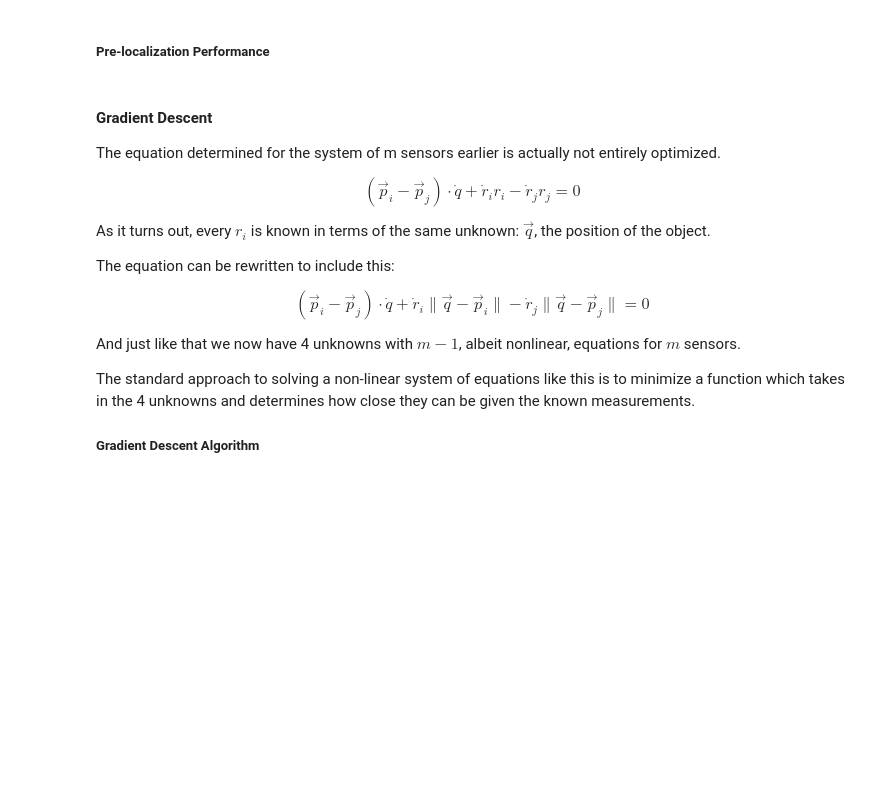
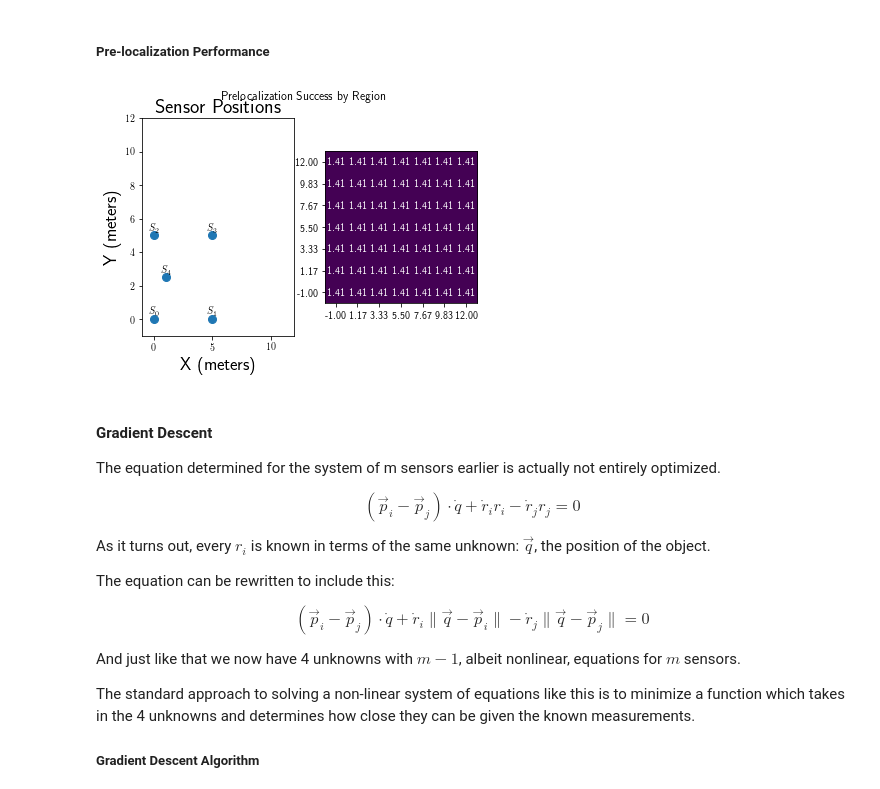
Before and after one commit to EdWard680/pi_echo, a Jupyter notebook: simulation/notebook/Report.ipynb, the cells around one changed output. Drawn from its saved outputs; the diff is of its cells as text; code cells hidden in the pictures; blank space fills up the shorter version.

```diff
--- a/simulation/notebook/Report.ipynb
+++ b/simulation/notebook/Report.ipynb
@@ -770,5 +788,31 @@ plot_spectrum(right, new_spectra, new_means, f0, freq_per_bin(T_s, n))
 # %% [markdown]
 ##### Pre-localization Performance
+# %%
+def simulate_prelocalization(f_s=f_s, n=n, f0=f0, ps=ps, q=q, v=v):
+    spectra = get_spectra(gen_signals(f_s, n, ps, q, v, f0))
+    peaks = get_peaks(spectra)
+    means = get_means(peaks)
+    vds = get_doppler_vs(means)
+    ats = get_attenuations(new_peaks)
+    (A, v_sym, r_sym) = get_prelocalization_eqs(ps,vds)
+    A = [e.subs({r:1/a for r,a in zip(r_sym, ats)}) for e in A]
+    sol = linsolve(A,v_sym)
+    if not sol:
+        return q,np.array([0,0])
+    else:
+        return q,np.array(sol.args[0], dtype=float)
+
+xs = np.linspace(-1, 12, 7)
+ys = np.linspace(-1, 12, 7)
+grid = error_grid(xs, ys, lambda x, y: simulate_prelocalization(q=(x,y)), v)
+# %%
+left, right = side_by_side("Prelocalization Success by Region")
+plot_layout(left, ps, title="Sensor Positions")
+left.set_xlim(xs[0], xs[-1])
+left.set_ylim(ys[0], ys[-1])
+plot_error_map(right, xs, ys, grid)
+# %% [output]
+[figure, added]
 # %% [markdown]
 #### Gradient Descent
 The equation determined for the system of m sensors earlier is actually not entirely optimized.
```
Also changed, not shown: parts of 9 cells of this notebook.
